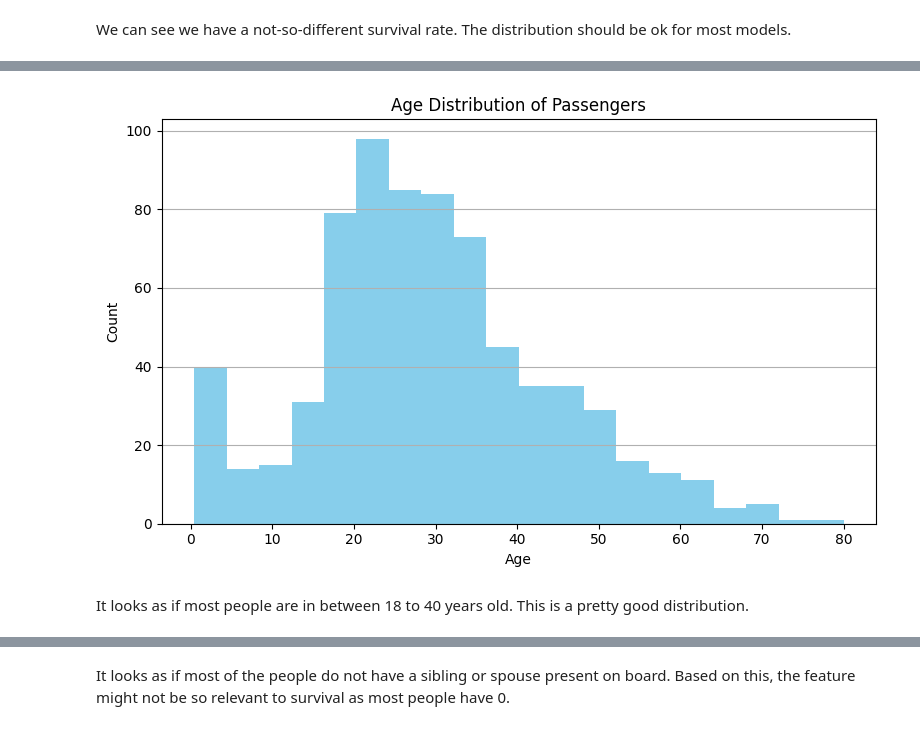
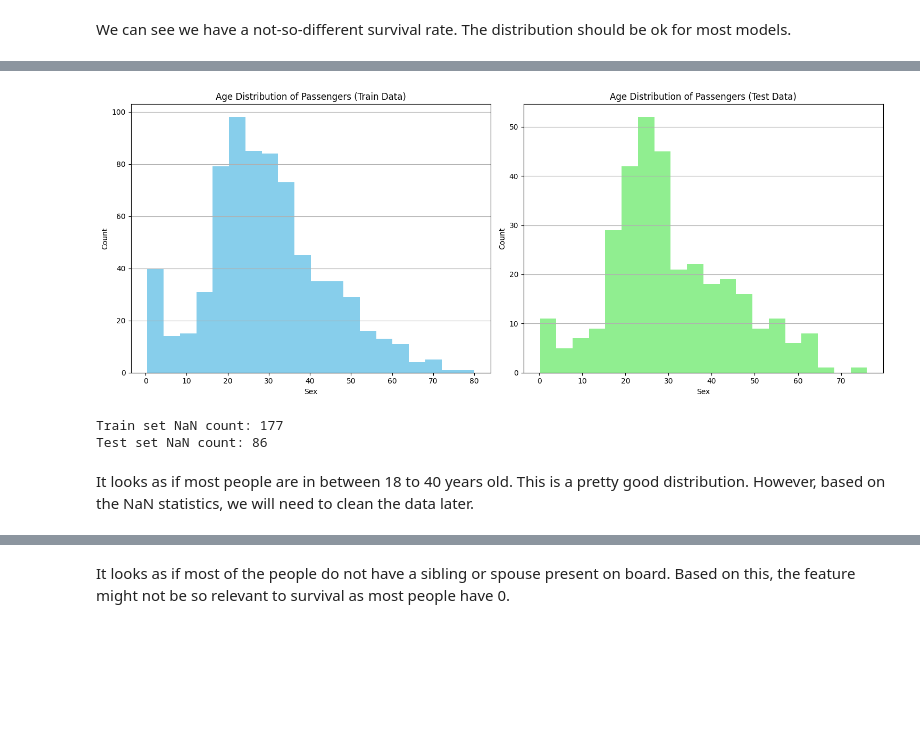
Before and after one commit to alexmaitken/csca5622-final, a Jupyter notebook: titanic-ml-from-disaster-supervised-learning.ipynb, the cells around one changed output, grey strips where cells are left out. Cells and saved outputs as stored; diff of their text form; code cells hidden in the pictures; blank space fills up the shorter version.

Commit message:
Clean up the document and add additional explanations.

```diff
--- a/titanic-ml-from-disaster-supervised-learning.ipynb
+++ b/titanic-ml-from-disaster-supervised-learning.ipynb
@@ -141,16 +185,33 @@ Ok, so we only have male and female. There are almost twice as many males than f
-# %%
-import matplotlib.pyplot as plt
-
-plt.figure(figsize=(8, 5))
-df_train['Age'].dropna().plot(kind='hist', bins=20, color='skyblue')
-
-plt.title("Age Distribution of Passengers")
-plt.xlabel("Age")
-plt.ylabel("Count")
-plt.grid(axis='y')
-plt.tight_layout()
-plt.show()
-# %% [output]
-[figure, removed]
+# %%
+import matplotlib.pyplot as plt
+
+fig, axes = plt.subplots(1, 2, figsize=(15, 6))
+
+# Plot for df_train
+df_train['Age'].plot(kind='hist', ax=axes[0], bins=20, color='skyblue')
+axes[0].set_title("Age Distribution of Passengers (Train Data)")
+axes[0].set_xlabel("Sex")
+axes[0].set_ylabel("Count")
+axes[0].grid(axis='y')
+
+# Plot for df_test
+df_test['Age'].plot(kind='hist', ax=axes[1], bins=20, color='lightgreen')
+axes[1].set_title("Age Distribution of Passengers (Test Data)")
+axes[1].set_xlabel("Sex")
+axes[1].set_ylabel("Count")
+axes[1].grid(axis='y')
+
+# Adjust layout
+plt.tight_layout()
+plt.show()
+
+nan_train = df_train['Age'].isna().sum()
+nan_test = df_test['Age'].isna().sum()
+print(f"Train set NaN count: {nan_train}")
+print(f"Test set NaN count: {nan_test}")
+# %% [output]
+[figure, added]
+Train set NaN count: 177
+Test set NaN count: 86
 # %% [markdown]
-It looks as if most people are in between 18 to 40 years old. This is a pretty good distribution.
+It looks as if most people are in between 18 to 40 years old. This is a pretty good distribution. However, based on the NaN statistics, we will need to clean the data later.
```
Also changed, not shown: parts of 45 cells of this notebook.
